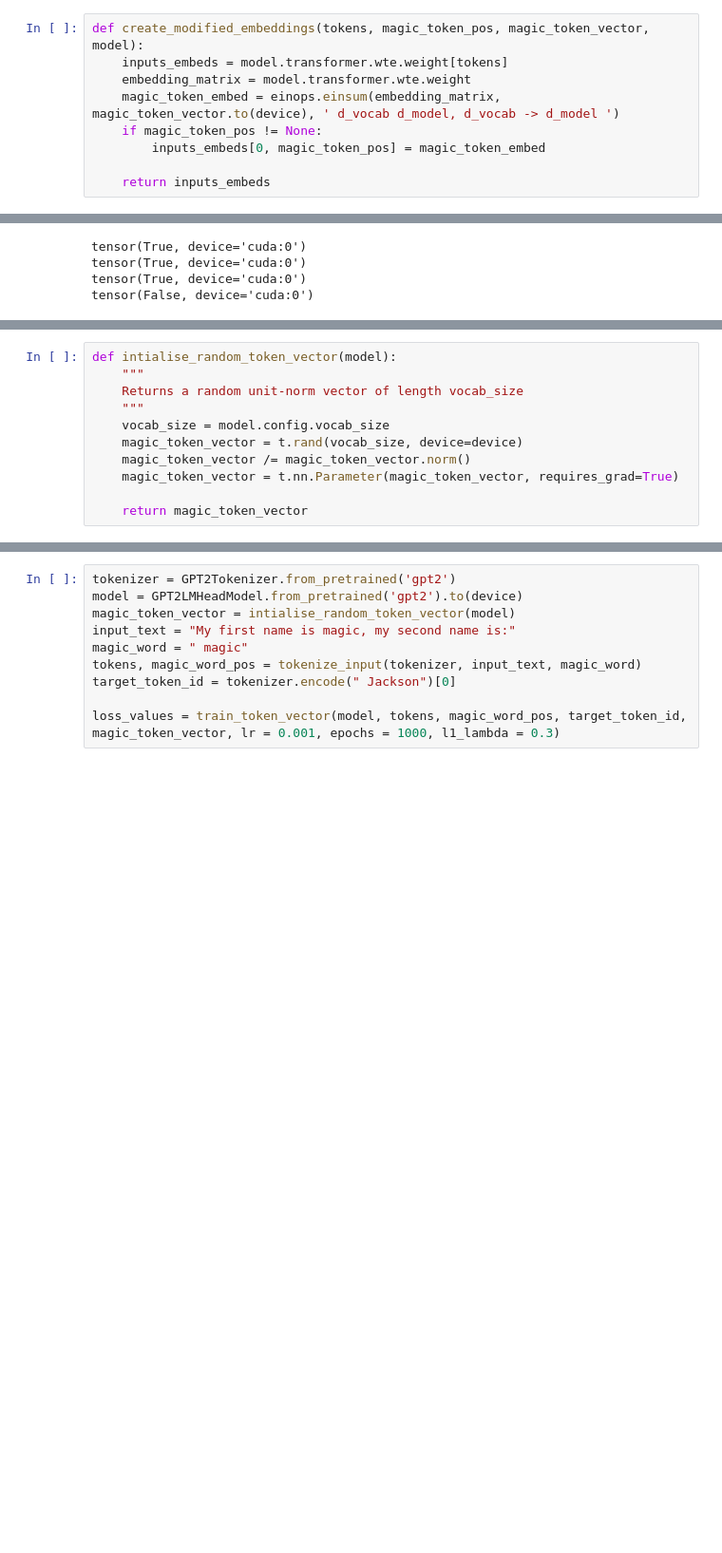
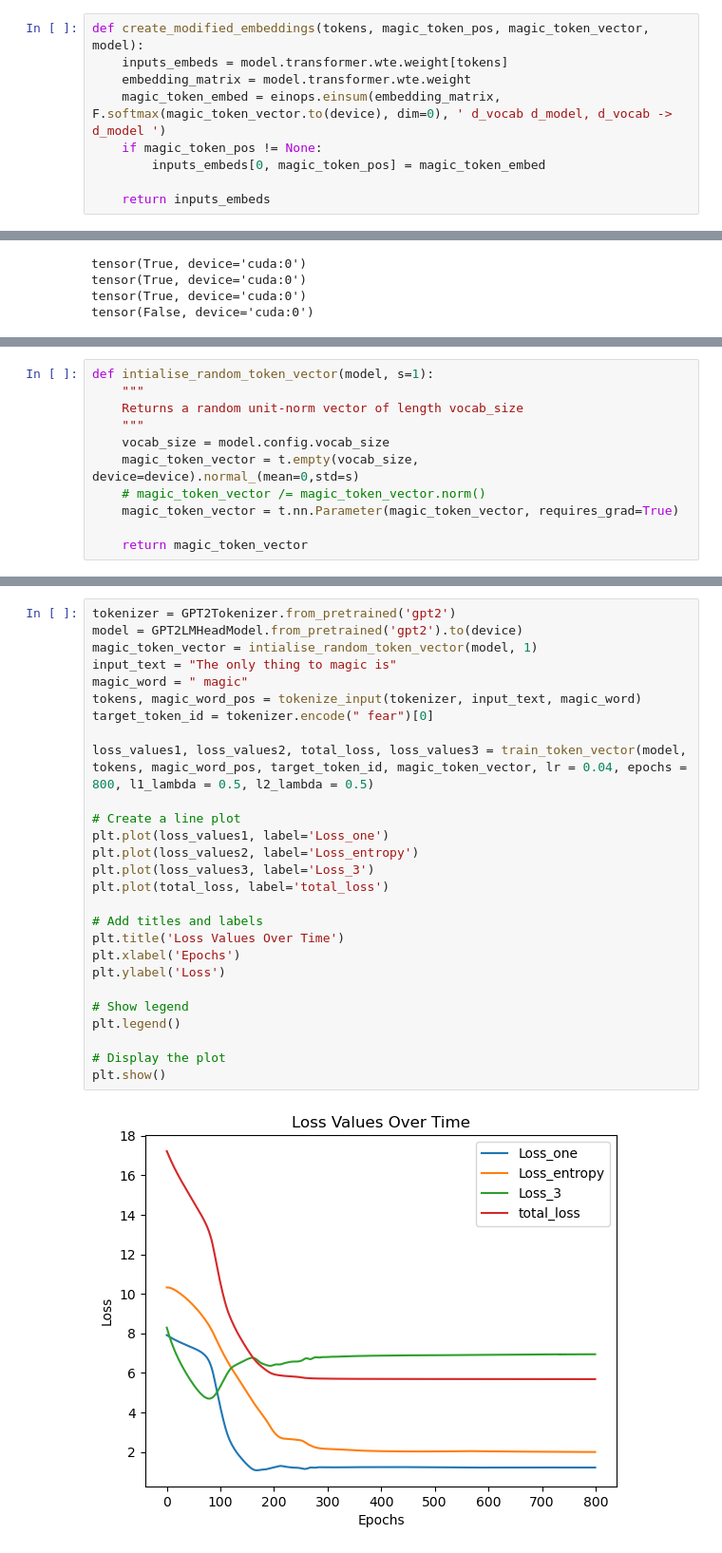
Before and after one commit to seamus-fallows/ARENA-Hackathon, a Jupyter notebook: experiments/simple_case_SF.ipynb, the cells around one changed output, grey strips where cells are left out. Shown at 95% size. Drawn from its saved outputs; the diff is of its cells as text; blank space fills up the shorter version.

```diff
--- a/experiments/simple_case_SF.ipynb
+++ b/experiments/simple_case_SF.ipynb
@@ -23,7 +26,7 @@ def tokenize_input(tokenizer, input_text, magic_word):
 def create_modified_embeddings(tokens, magic_token_pos, magic_token_vector, model):
     inputs_embeds = model.transformer.wte.weight[tokens]
     embedding_matrix = model.transformer.wte.weight
-    magic_token_embed = einops.einsum(embedding_matrix, magic_token_vector.to(device), ' d_vocab d_model, d_vocab -> d_model ')
+    magic_token_embed = einops.einsum(embedding_matrix, F.softmax(magic_token_vector.to(device), dim=0), ' d_vocab d_model, d_vocab -> d_model ')
     if magic_token_pos != None:
         inputs_embeds[0, magic_token_pos] = magic_token_embed
 
@@ -75,11 +74,11 @@ tokenizer.encode("hello")
 # %%
-def intialise_random_token_vector(model):
+def intialise_random_token_vector(model, s=1):
     """
     Returns a random unit-norm vector of length vocab_size
     """
     vocab_size = model.config.vocab_size
-    magic_token_vector = t.rand(vocab_size, device=device)
-    magic_token_vector /= magic_token_vector.norm()
+    magic_token_vector = t.empty(vocab_size, device=device).normal_(mean=0,std=s)
+    # magic_token_vector /= magic_token_vector.norm()
     magic_token_vector = t.nn.Parameter(magic_token_vector, requires_grad=True)
 
     return magic_token_vector
@@ -115,10 +177,29 @@ def train_token_vector(model, tokens, magic_word_pos, target_token_id, magic_tok
 # %%
 tokenizer = GPT2Tokenizer.from_pretrained('gpt2')
 model = GPT2LMHeadModel.from_pretrained('gpt2').to(device)
-magic_token_vector = intialise_random_token_vector(model)
-input_text = "My first name is magic, my second name is:"
+magic_token_vector = intialise_random_token_vector(model, 1)
+input_text = "The only thing to magic is"
 magic_word = " magic"
 tokens, magic_word_pos = tokenize_input(tokenizer, input_text, magic_word)
-target_token_id = tokenizer.encode(" Jackson")[0]
+target_token_id = tokenizer.encode(" fear")[0]
 
-loss_values = train_token_vector(model, tokens, magic_word_pos, target_token_id, magic_token_vector, lr = 0.001, epochs = 1000, l1_lambda = 0.3)
+loss_values1, loss_values2, total_loss, loss_values3 = train_token_vector(model, tokens, magic_word_pos, target_token_id, magic_token_vector, lr = 0.04, epochs = 800, l1_lambda = 0.5, l2_lambda = 0.5)
+
+# Create a line plot
+plt.plot(loss_values1, label='Loss_one')
+plt.plot(loss_values2, label='Loss_entropy')
+plt.plot(loss_values3, label='Loss_3')
+plt.plot(total_loss, label='total_loss')
+
+# Add titles and labels
+plt.title('Loss Values Over Time')
+plt.xlabel('Epochs')
+plt.ylabel('Loss')
+
+# Show legend
+plt.legend()
+
+# Display the plot
+plt.show()
+# %% [output]
+[figure, added]
```
Also changed, not shown: parts of 9 cells of this notebook, 1 other file.
